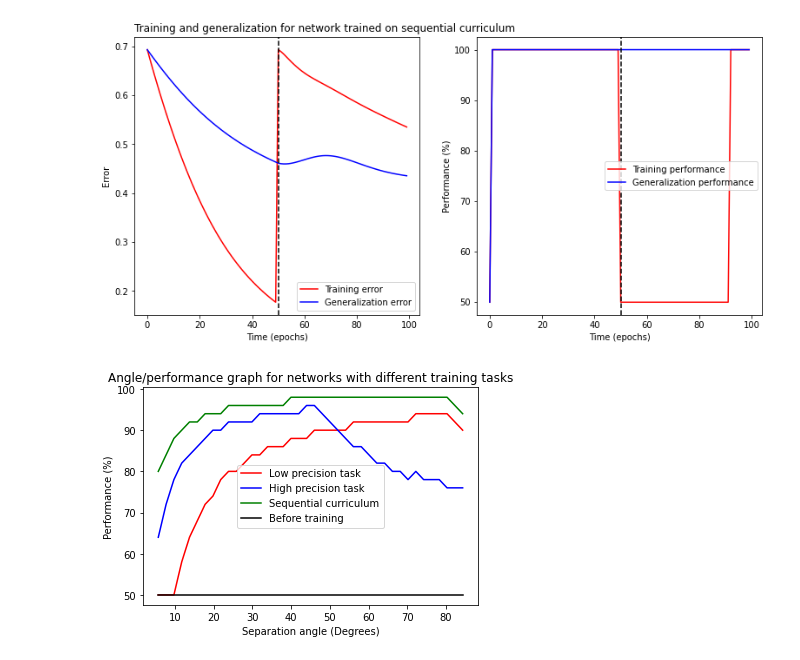
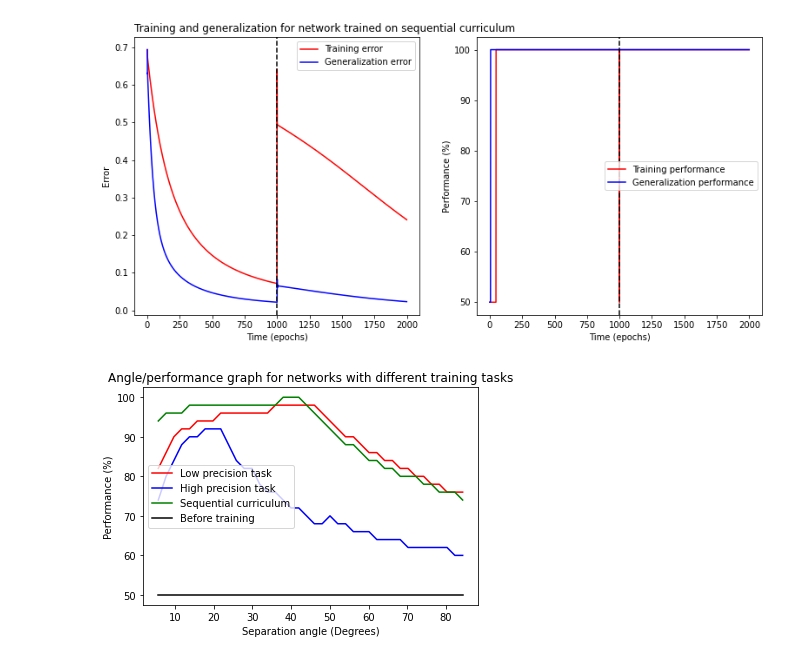
Before and after one commit to pacochow/Modelling-vpl, a Jupyter notebook: Locally_connected_network.ipynb, the cells around one changed output. Saved outputs shown, nothing was run; the diff lists cells and outputs as text; code cells hidden in the pictures.

```diff
--- a/Locally_connected_network.ipynb
+++ b/Locally_connected_network.ipynb
@@ -557,36 +747,38 @@ plt.legend(["Low precision task training performance",
 np.random.seed(1)
 torch.manual_seed(1)
 net3 = LCN(
-    input_size = 33, simple_number = 6, simple_size = 11, phis_sfs = 4, training_size = 2, phis = True, sfs = False, alpha = 0.000001)
-optimizer = optim.Adam(net3.parameters(), lr = net3.alpha)
-net3.double_train(50, optimizer, np.pi/4, np.pi/50, np.pi/16, 2)
+    input_size = 33, simple_number = 6, simple_size = 11, v4_size = 11, v4_stride = 6, phis_sfs = 4,
+    training_size = 2, phis = True, sfs = False, alpha = 0.02)
+optimizer = optim.SGD(net3.parameters(), lr = net3.alpha)
+net3.double_train(1000, optimizer, np.pi/36, np.pi/180, np.pi/16, 2)
 # %%
 plt.figure(figsize = [20, 20])
 plt.subplot(3, 3, 1)
 net3.plot_training_error('red')
 net3.plot_generalization_error("blue")
-plt.axvline(50, 0, 1, linestyle = 'dashed', color = 'black');
+plt.axvline(1000, 0, 1, linestyle = 'dashed', color = 'black');
 plt.legend(["Training error", "Generalization error"]);
 plt.title("Training and generalization for network trained on sequential curriculum", loc = "left")
 
 plt.subplot(3, 3, 2)
 net3.plot_training_performance('red')
 net3.plot_generalization_performance("blue")
 plt.legend(["Training performance", "Generalization performance"]);
-plt.axvline(50, 0, 1, linestyle = 'dashed', color = 'black');
+plt.axvline(1000, 0, 1, linestyle = 'dashed', color = 'black');
 # %% [output]
-[figure, old version]
+[figure, new version]
 # %%
 net4 = LCN(
-    input_size = 33, simple_number = 6, simple_size = 11, phis_sfs = 4, training_size = 2, phis = True, sfs = False, alpha = 0.0000007)
+    input_size = 33, simple_number = 6, simple_size = 11, v4_size = 11, v4_stride = 6, phis_sfs = 4, training_size = 2,
+    phis = True, sfs = False, alpha = 0.02)
 net.plot_angle_performance(40, 'red')
 net2.plot_angle_performance(40, 'blue')
 net3.plot_angle_performance(40, 'green')
 net4.plot_angle_performance(40, 'black')
+plt.title("Angle/performance graph for networks with different training tasks");
 plt.legend(["Low precision task", "High precision task", "Sequential curriculum", "Before training"]);
-plt.title("Angle/performance graph for networks with different training tasks", loc = 'center');
 # %% [output]
-[figure, old version]
+[figure, new version]
 # %%
 net.plot_weight_change('red', v1 = True)
 net2.plot_weight_change('blue', v1 = True)
```
Also changed, not shown: parts of 46 cells of this notebook.
